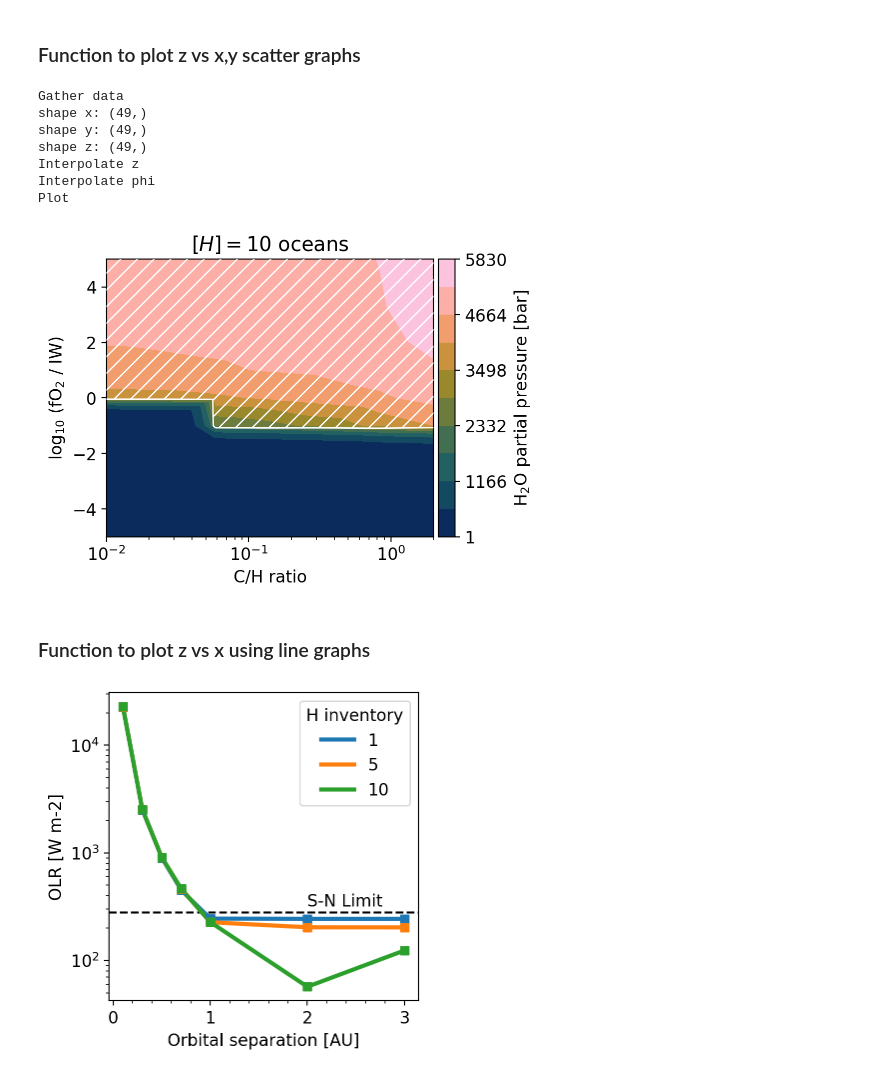
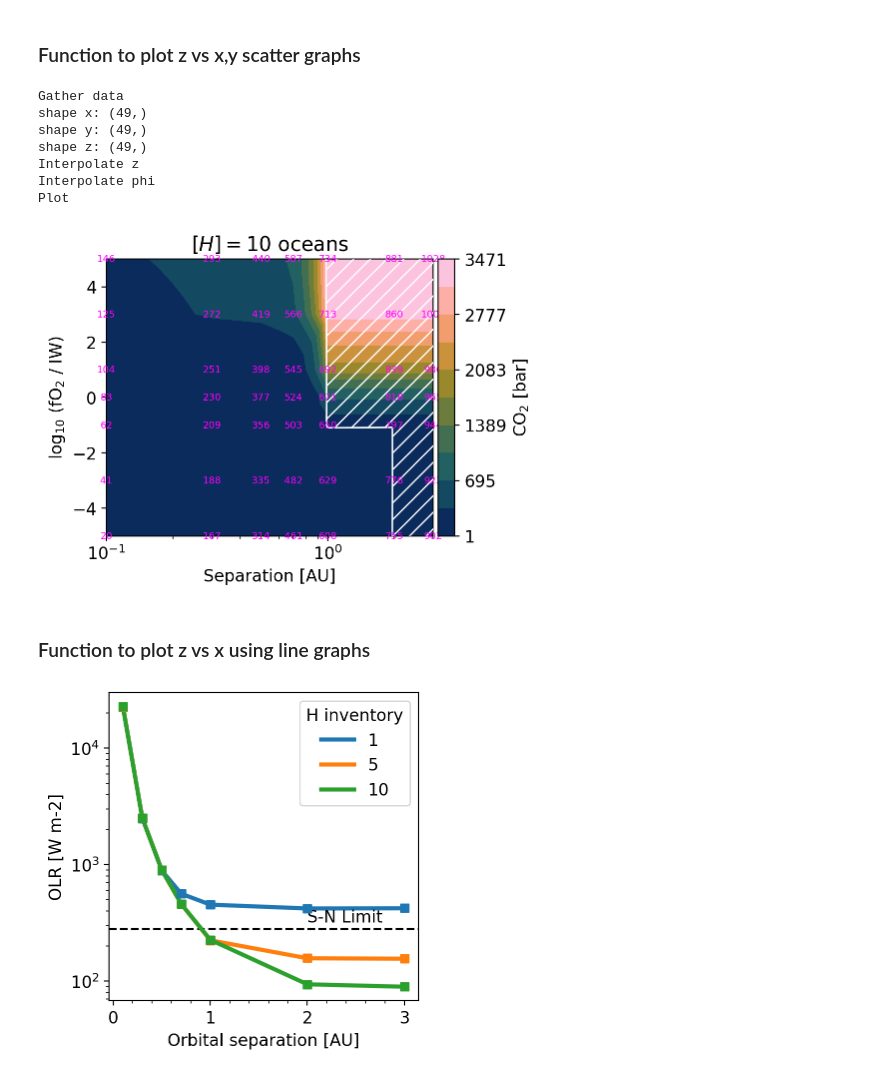
Before and after one commit to nichollsh/proteus_analysis, a Jupyter notebook: scatter_two_params.ipynb, the cells around one changed output. Drawn from its saved outputs; the diff is of its cells as text; code cells hidden in the pictures.

```diff
--- a/scatter_two_params.ipynb
+++ b/scatter_two_params.ipynb
@@ -12,7 +12,7 @@ from utils.load_cmaps import *
 # %% [markdown]
 ### Read data
 # %%
-pgrid_dir = "data/article_data/jgr_grid_final"
+pgrid_dir = "data/article_data/jgr_5"
 cases = lg.get_cases(pgrid_dir)
 ncases = len(cases)
 # %%
@@ -211,56 +211,58 @@ title = ""
 # -----------
 # Variables
 
-x = cvars["CH_ratio"];      x_lbl = "C/H ratio";    logx = True #
-# x = cvars["mean_distance"];   x_lbl = "Separation [AU]"; logx= True
+# x = cvars["CH_ratio"];      x_lbl = "C/H ratio";    logx = True #
+x = cvars["mean_distance"];   x_lbl = "Separation [AU]"; logx= True
 
 y = cvars["fO2_shift_IW"];  y_lbl = "log$_{10}$ (fO$_{2}$ / IW)"; logy = False
 # y = lg.access_hvars(hvars,"H2_mr",-1) * 100; y_lbl = "H$_2$ VMR [%]"; logy=False
 
 # z = lg.access_hvars(hvars,"P_surf",-1); z_lbl = "Surface pressure [bar]"; logz=False
 # z = lg.access_hvars(hvars,"Phi_global",-1) * 100.0; z_lbl = "Melt fraction [%]"; logz=False; minz=0.0; maxz=100.0
-# z = lg.access_hvars(hvars,"Time",-1);  z_lbl = "Termination [Myr]"; logz=False
+# z = lg.access_hvars(hvars,"Time",-1);  z_lbl = "Termination [yr]"; logz=True
 # z = lg.access_hvars(hvars,"H2O_mr",-1) * 100; z_lbl = "H$_2$O mole fraction [%]"; logz=False; minz=0.0; maxz=100.0
 # z = lg.access_hvars(hvars,"H2_mr",-1) * 100; z_lbl = "H$_2$ mole fraction [%]"; logz=False; minz=0.0; maxz=100.0
-# z = lg.access_hvars(hvars,"CO2_mr",-1) * 100; z_lbl = "CO$_2$ VMR [%]"; logz=False; minz=0.0; maxz=100.0
+
+z = lg.access_hvars(hvars,"H2O_atm_bar",-1); z_lbl = "CO$_2$ [bar]"; logz=False
+
 # z = lg.access_hvars(hvars,"F_olr",-1); z_lbl = "OLR [W m-2]"; logz=False
 # z = np.array([ abs(endn[i]["fl_N"][0]-endn[i]["fl_N"][-1]) for i in range(ncases) ]); z_lbl = "Loss [W m-2]"; logz=False
 
-control = {"mean_distance":1.0, "hydrogen_earth_oceans":10.0}
-# control = {"CH_ratio":2.0, "hydrogen_earth_oceans":5.0}
+# control = {"mean_distance":0.7, "hydrogen_earth_oceans":10.0}
+control = {"CH_ratio":2.0, "hydrogen_earth_oceans":10.0}
 
 title = "$[H] = %d$ oceans"%(control["hydrogen_earth_oceans"])
 # y_lbl = ""
 # x_lbl = ""
 
 # -----------
 # Make plot
 plot_controls = False
-plot_casenums = False
+plot_casenums = True
 plot_scatter  = False
 hatch_solid   = True
 figscale      = 0.9
 show_cbar     = True
 interp        = 'contour'
-outpath       = "output/s2d_br_1AU_10EEO_H2O.pdf"
+outpath       = "output/recent_s2d.pdf"
 
 fig,ax = make_s2d(x,x_lbl, y,y_lbl, z,z_lbl, control, title=title,
          plot_scatter=plot_scatter,plot_casenums=plot_casenums, plot_controls=plot_controls,
          logx=logx, logy=logy, logz=logz, minz=minz, maxz=maxz, show_cbar=show_cbar,
          interp=interp, hatch_solid=hatch_solid, figscale=figscale
          )
 
 fig.savefig(outpath, bbox_inches='tight')
 plt.show()
 # %% [output]
 Gather data
 shape x: (49,)
 shape y: (49,)
 shape z: (49,)
 Interpolate z
 Interpolate phi
 Plot
-[figure, old version]
+[figure, new version]
 # %% [markdown]
 ### Function to plot z vs x using line graphs
 # %%
@@ -344,4 +346,4 @@ ax.xaxis.set_minor_locator(mpl.ticker.MultipleLocator(0.2))
 fig.savefig("output/recent_p1d.pdf", bbox_inches='tight')
 plt.show()
 # %% [output]
-[figure, old version]
+[figure, new version]
```
Also changed, not shown: 7 other files.
